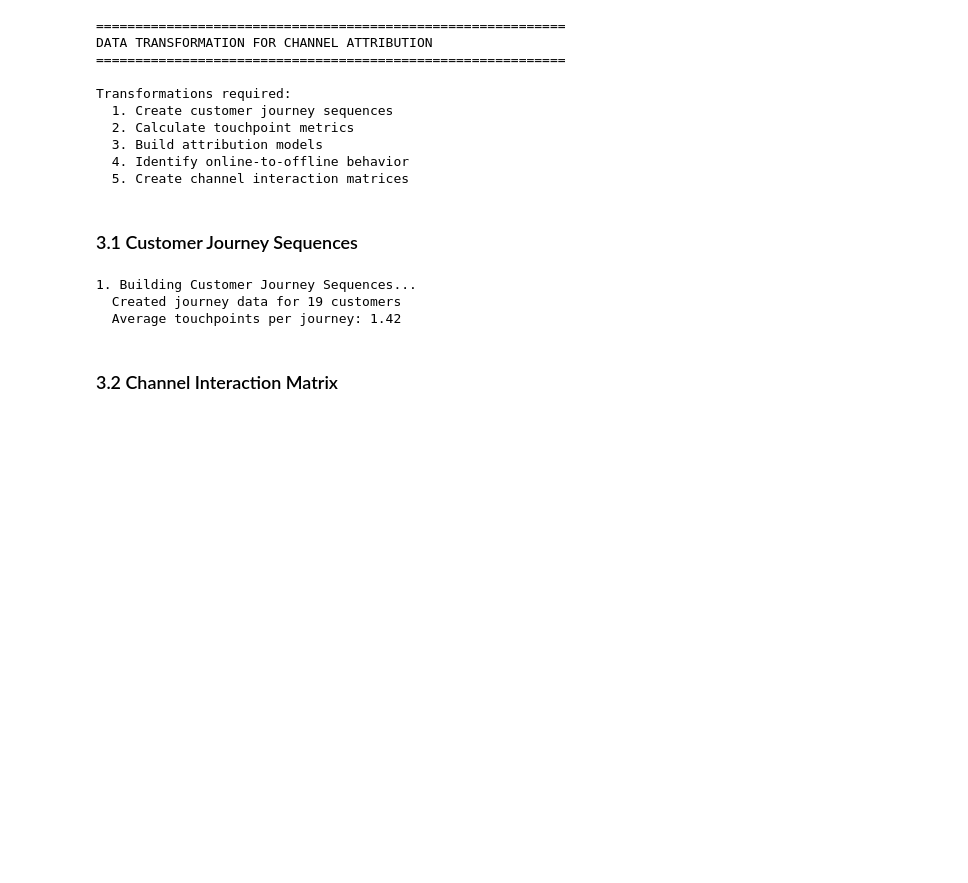
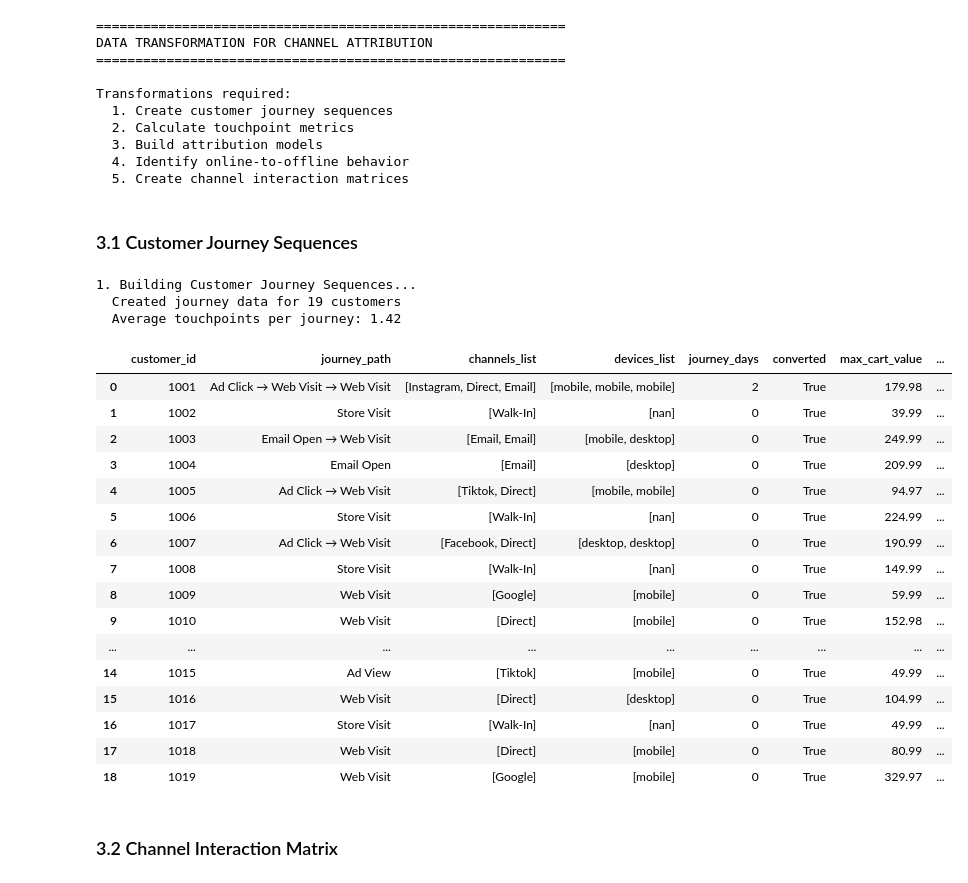
Before and after one commit to jasminemtran/EIC_Project, a Jupyter notebook: Labs/cp_analysis.ipynb, the cells around one changed output. Drawn from its saved outputs; the diff is of its cells as text; code cells hidden in the pictures; blank space fills up the shorter version.

```diff
--- a/Labs/cp_analysis.ipynb
+++ b/Labs/cp_analysis.ipynb
@@ -567,33 +567,51 @@ customer_journeys = customer_touchpoints.sort_values(['customer_id', 'timestamp'
     'touchpoint_type': lambda x: ' → '.join(x),
     'channel': lambda x: list(x),
     'device_type': lambda x: list(x),
     'timestamp': lambda x: (x.max() - x.min()).days,
     'conversion_flag': 'max',
     'cart_value': 'max',
     'store_id': lambda x: any(x != '0')  # Check if any store visit
 }).reset_index()
 
 customer_journeys.columns = ['customer_id', 'journey_path', 'channels_list',
                              'devices_list', 'journey_days', 'converted',
                              'max_cart_value', 'visited_store']
 
 # Add touchpoint count
 touchpoint_counts = customer_touchpoints.groupby('customer_id').size().reset_index(name='touchpoint_count')
 customer_journeys = customer_journeys.merge(touchpoint_counts, on='customer_id')
 
 # Add first and last touch channels
 first_touch = customer_touchpoints.sort_values('timestamp').groupby('customer_id').first()[['channel']].rename(columns={'channel': 'first_channel'})
 last_touch = customer_touchpoints.sort_values('timestamp').groupby('customer_id').last()[['channel']].rename(columns={'channel': 'last_channel'})
 
 customer_journeys = customer_journeys.merge(first_touch, on='customer_id')
 customer_journeys = customer_journeys.merge(last_touch, on='customer_id')
 
 print(f"  Created journey data for {len(customer_journeys)} customers")
 print(f"  Average touchpoints per journey: {customer_journeys['touchpoint_count'].mean():.2f}")
+customer_journeys
 # %% [output]
 1. Building Customer Journey Sequences...
   Created journey data for 19 customers
   Average touchpoints per journey: 1.42
+|  | customer_id | journey_path | channels_list | devices_list | journey_days | converted | max_cart_value | ... |
+| 0 | 1001 | Ad Click → Web Visit → Web Visit | [Instagram, Direct, Email] | [mobile, mobile, mobile] | 2 | True | 179.98 | ... |
+| 1 | 1002 | Store Visit | [Walk-In] | [nan] | 0 | True | 39.99 | ... |
+| 2 | 1003 | Email Open → Web Visit | [Email, Email] | [mobile, desktop] | 0 | True | 249.99 | ... |
+| 3 | 1004 | Email Open | [Email] | [desktop] | 0 | True | 209.99 | ... |
+| 4 | 1005 | Ad Click → Web Visit | [Tiktok, Direct] | [mobile, mobile] | 0 | True | 94.97 | ... |
+| 5 | 1006 | Store Visit | [Walk-In] | [nan] | 0 | True | 224.99 | ... |
+| 6 | 1007 | Ad Click → Web Visit | [Facebook, Direct] | [desktop, desktop] | 0 | True | 190.99 | ... |
+| 7 | 1008 | Store Visit | [Walk-In] | [nan] | 0 | True | 149.99 | ... |
+| 8 | 1009 | Web Visit | [Google] | [mobile] | 0 | True | 59.99 | ... |
+| 9 | 1010 | Web Visit | [Direct] | [mobile] | 0 | True | 152.98 | ... |
+| ... | ... | ... | ... | ... | ... | ... | ... | ... |
+| 14 | 1015 | Ad View | [Tiktok] | [mobile] | 0 | True | 49.99 | ... |
+| 15 | 1016 | Web Visit | [Direct] | [desktop] | 0 | True | 104.99 | ... |
+| 16 | 1017 | Store Visit | [Walk-In] | [nan] | 0 | True | 49.99 | ... |
+| 17 | 1018 | Web Visit | [Direct] | [mobile] | 0 | True | 80.99 | ... |
+| 18 | 1019 | Web Visit | [Google] | [mobile] | 0 | True | 329.97 | ... |
 # %% [markdown]
 ### 3.2 Channel Interaction Matrix
 # %%
```
Also changed, not shown: parts of 5 cells of this notebook, 4 other files.
